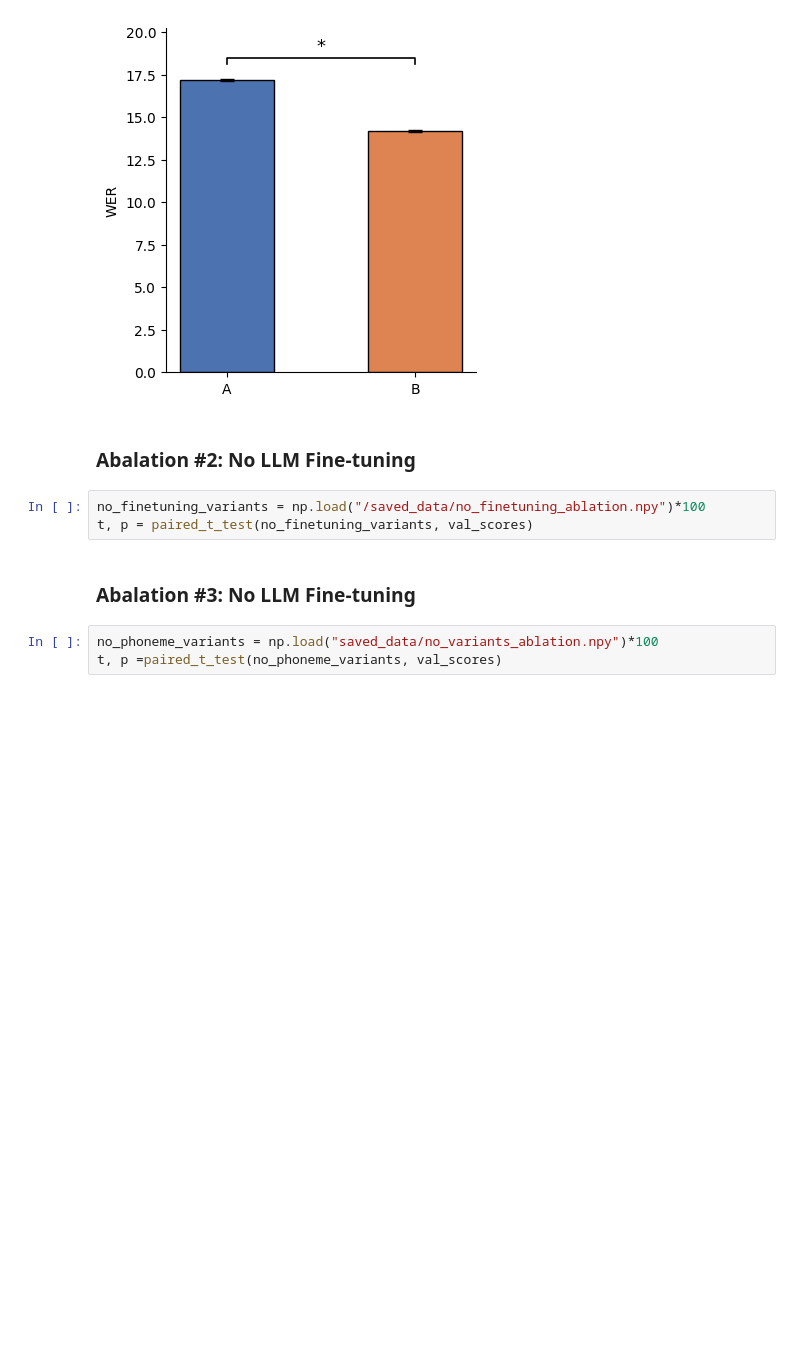
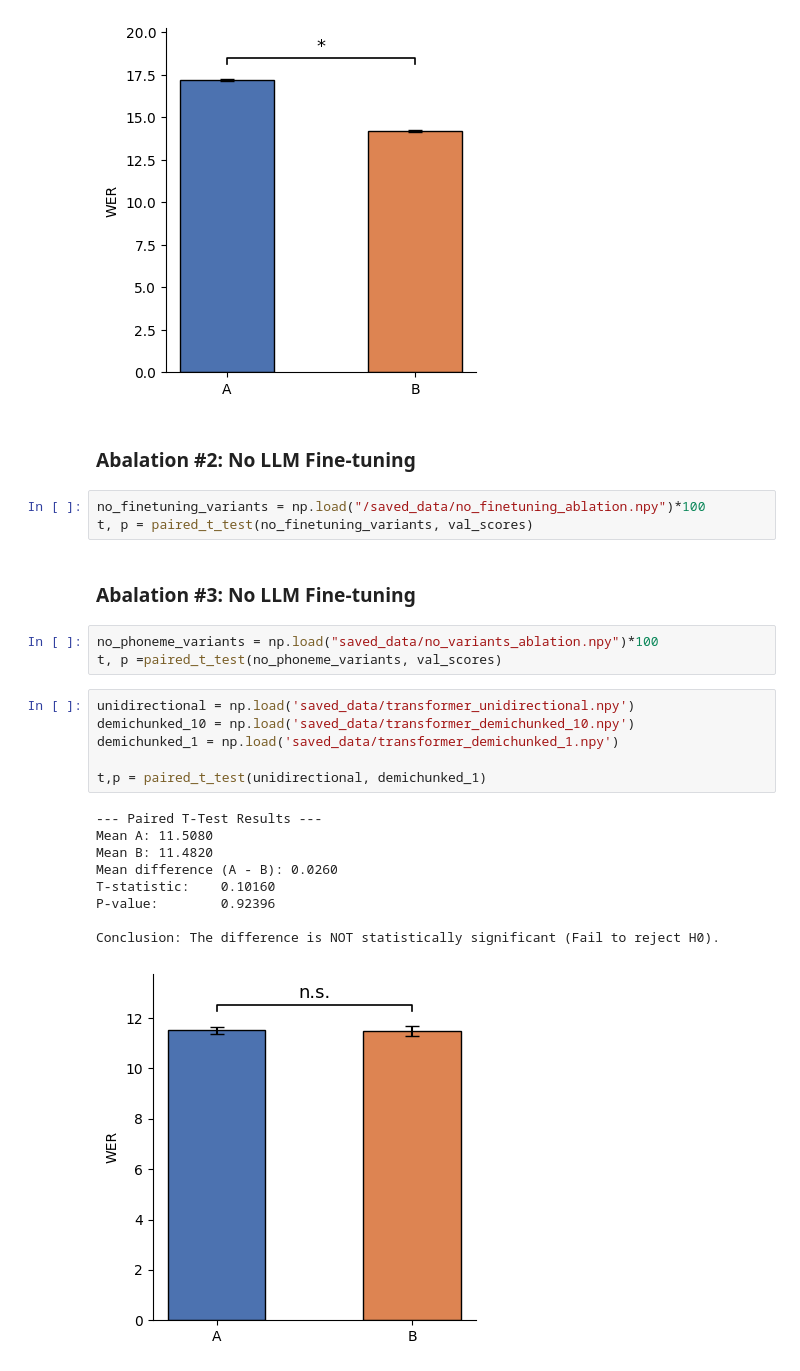
Before and after one commit to ebrahimfeghhi/brainaudio, a Jupyter notebook: figure_data/b2t_24_results/stats_testing.ipynb, the cells around one changed output. Drawn from its saved outputs; the diff is of its cells as text; blank space fills up the shorter version.

Commit message:
unidirectional transformer b2t24 val/test results

```diff
--- a/figure_data/b2t_24_results/stats_testing.ipynb
+++ b/figure_data/b2t_24_results/stats_testing.ipynb
@@ -72,3 +72,19 @@ t, p = paired_t_test(no_finetuning_variants, val_scores)
 # %%
 no_phoneme_variants = np.load("saved_data/no_variants_ablation.npy")*100
 t, p =paired_t_test(no_phoneme_variants, val_scores)
+# %%
+unidirectional = np.load('saved_data/transformer_unidirectional.npy')
+demichunked_10 = np.load('saved_data/transformer_demichunked_10.npy')
+demichunked_1 = np.load('saved_data/transformer_demichunked_1.npy')
+
+t,p = paired_t_test(unidirectional, demichunked_1)
+# %% [output]
+--- Paired T-Test Results ---
+Mean A: 11.5080
+Mean B: 11.4820
+Mean difference (A - B): 0.0260
+T-statistic:    0.10160
+P-value:        0.92396
+
+Conclusion: The difference is NOT statistically significant (Fail to reject H0).
+[figure, added]
```
Also changed, not shown: parts of 3 cells of this notebook, 10 other files.
